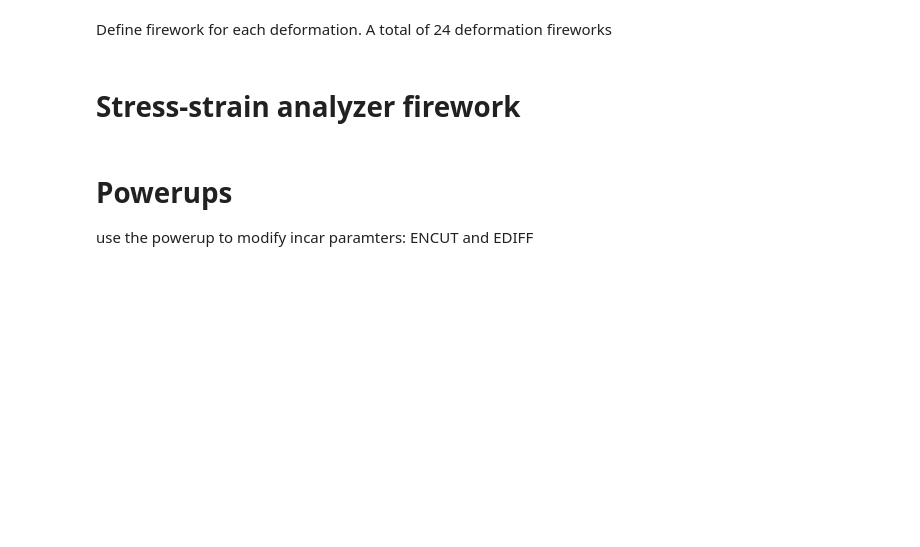
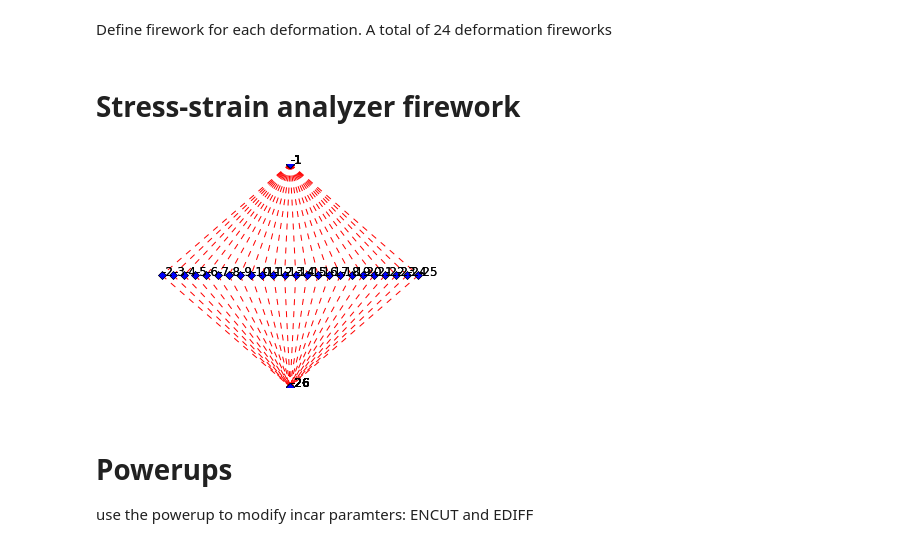
Before and after one commit to materialsproject/workshop-2016, a Jupyter notebook: matmethods/Si_elasticity.ipynb, the cells around one changed output. Cells and saved outputs as stored; diff of their text form; code cells hidden in the pictures; blank space fills up the shorter version.

Commit message:
update plot_wf and the notebooks

```diff
--- a/matmethods/Si_elasticity.ipynb
+++ b/matmethods/Si_elasticity.ipynb
@@ -115,6 +117,10 @@ fws.append(Firework(AnalyzeStressStrainData(structure=struct_si, db_file=db_file
 wfname = "{}:{}".format(struct_si.composition.reduced_formula, "elastic constants")
 
 wf = Workflow(fws, name=wfname)
+# %%
+plot_wf(wf, depth_factor=10.0)
+# %% [output]
+[figure, added]
 # %% [markdown]
 # Powerups
 
```
Also changed, not shown: parts of 5 cells of this notebook, 2 other files.
